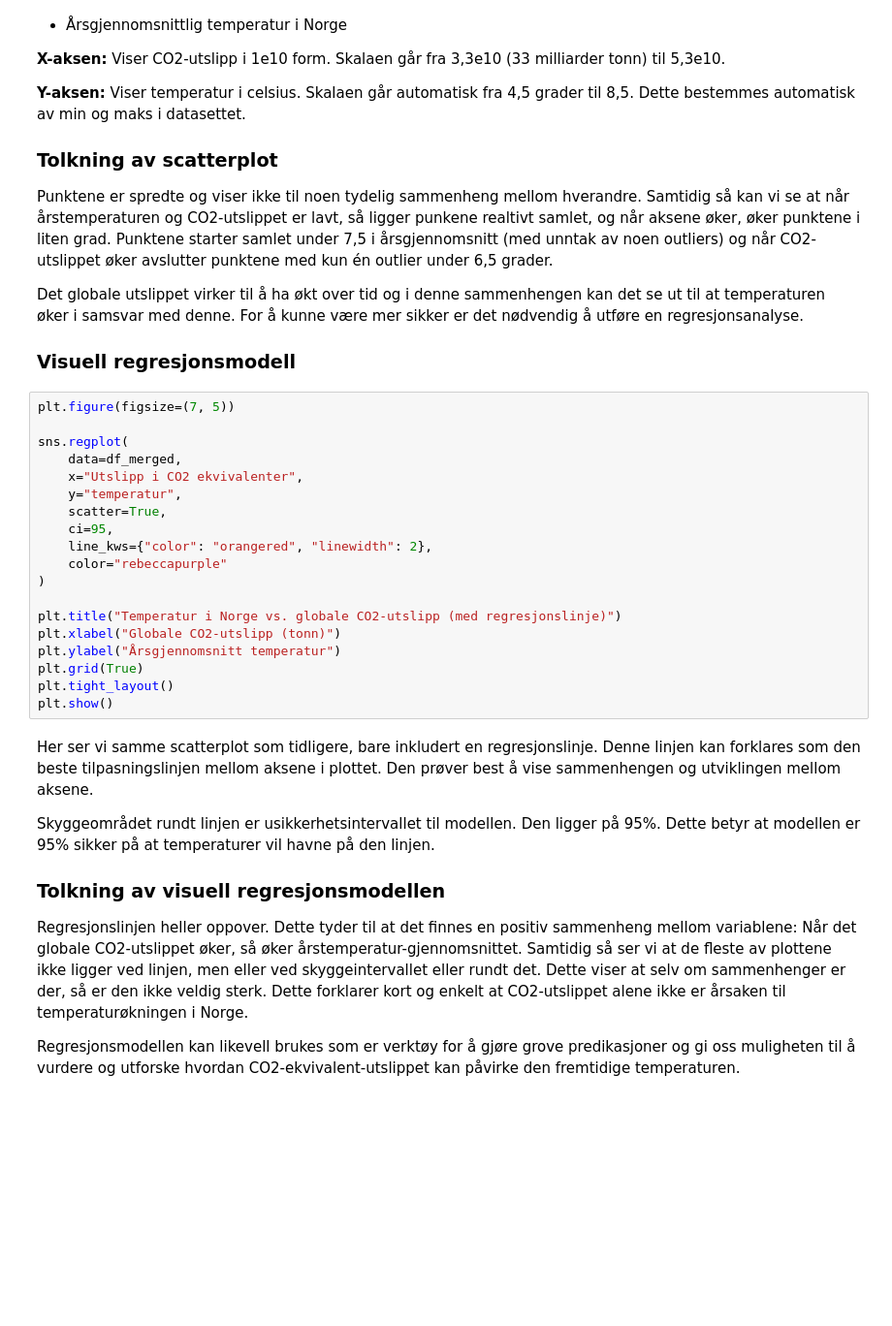
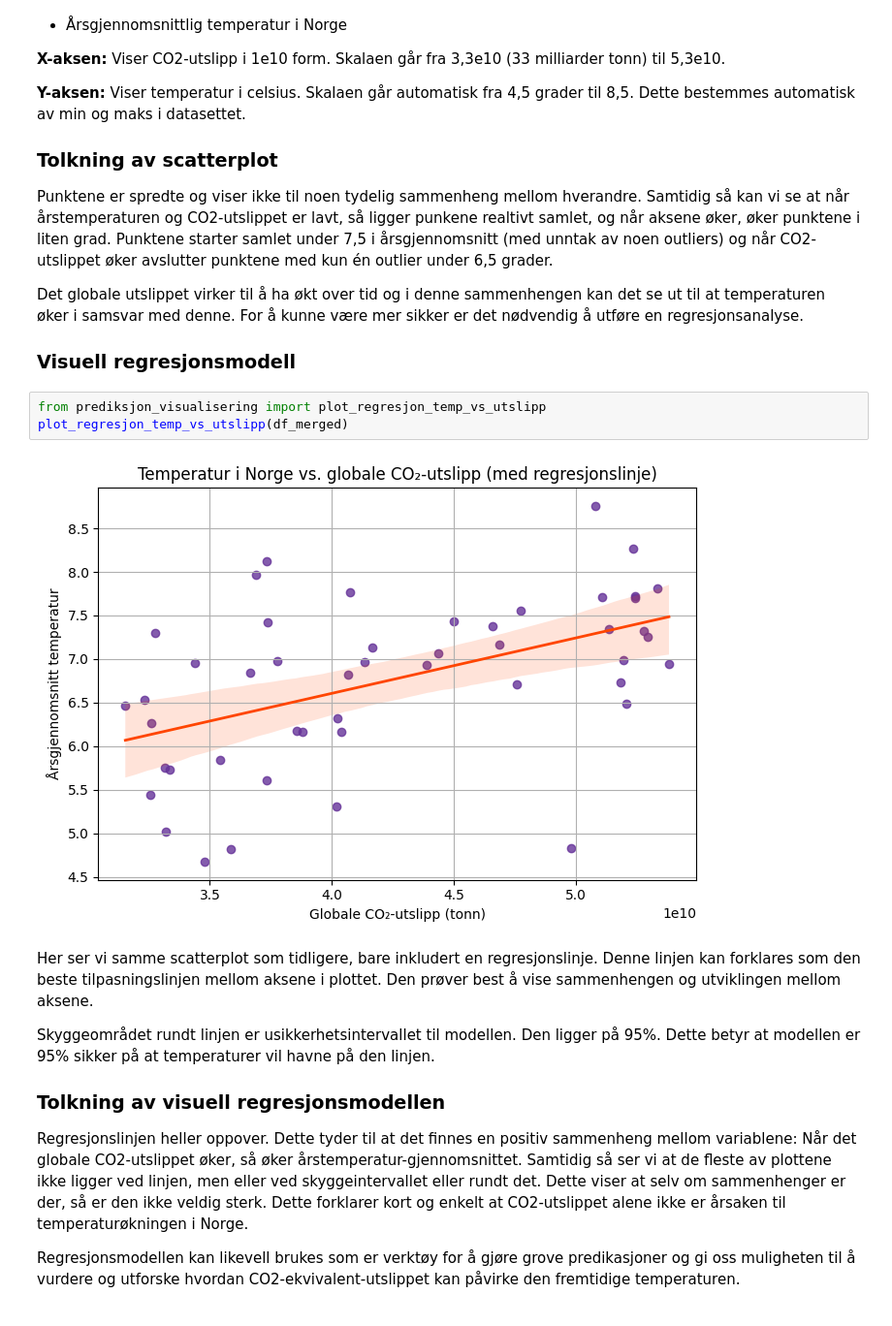
Before and after one commit to idunnbh/Mappe, a Jupyter notebook: notebooks/Prediktiv_analyse.ipynb, the cells around one changed output. Shown at 97% size. Drawn from its saved outputs; the diff is of its cells as text; blank space fills up the shorter version.

```diff
--- a/notebooks/Prediktiv_analyse.ipynb
+++ b/notebooks/Prediktiv_analyse.ipynb
@@ -82,25 +78,11 @@ Punktene er spredte og viser ikke til noen tydelig sammenheng mellom hverandre.
 Det globale utslippet virker til å ha økt over tid og i denne sammenhengen kan det se ut til at temperaturen øker i samsvar med denne. For å kunne være mer sikker er det nødvendig å utføre en regresjonsanalyse.
 
 ### Visuell regresjonsmodell
-# %%
-plt.figure(figsize=(7, 5))
-
-sns.regplot(
-    data=df_merged,
-    x="Utslipp i CO2 ekvivalenter",
-    y="temperatur",
-    scatter=True,
-    ci=95,
-    line_kws={"color": "orangered", "linewidth": 2},
-    color="rebeccapurple"
-)
-
-plt.title("Temperatur i Norge vs. globale CO2-utslipp (med regresjonslinje)")
-plt.xlabel("Globale CO2-utslipp (tonn)")
-plt.ylabel("Årsgjennomsnitt temperatur")
-plt.grid(True)
-plt.tight_layout()
-plt.show()
+# %%
+from prediksjon_visualisering import plot_regresjon_temp_vs_utslipp
+plot_regresjon_temp_vs_utslipp(df_merged)
+# %% [output]
+[figure, added]
 # %% [markdown]
 Her ser vi samme scatterplot som tidligere, bare inkludert en regresjonslinje. Denne linjen kan forklares som den beste tilpasningslinjen mellom aksene i plottet. Den prøver best å vise sammenhengen og utviklingen mellom aksene.
 
```
Also changed, not shown: parts of 15 cells of this notebook, 4 other files.
